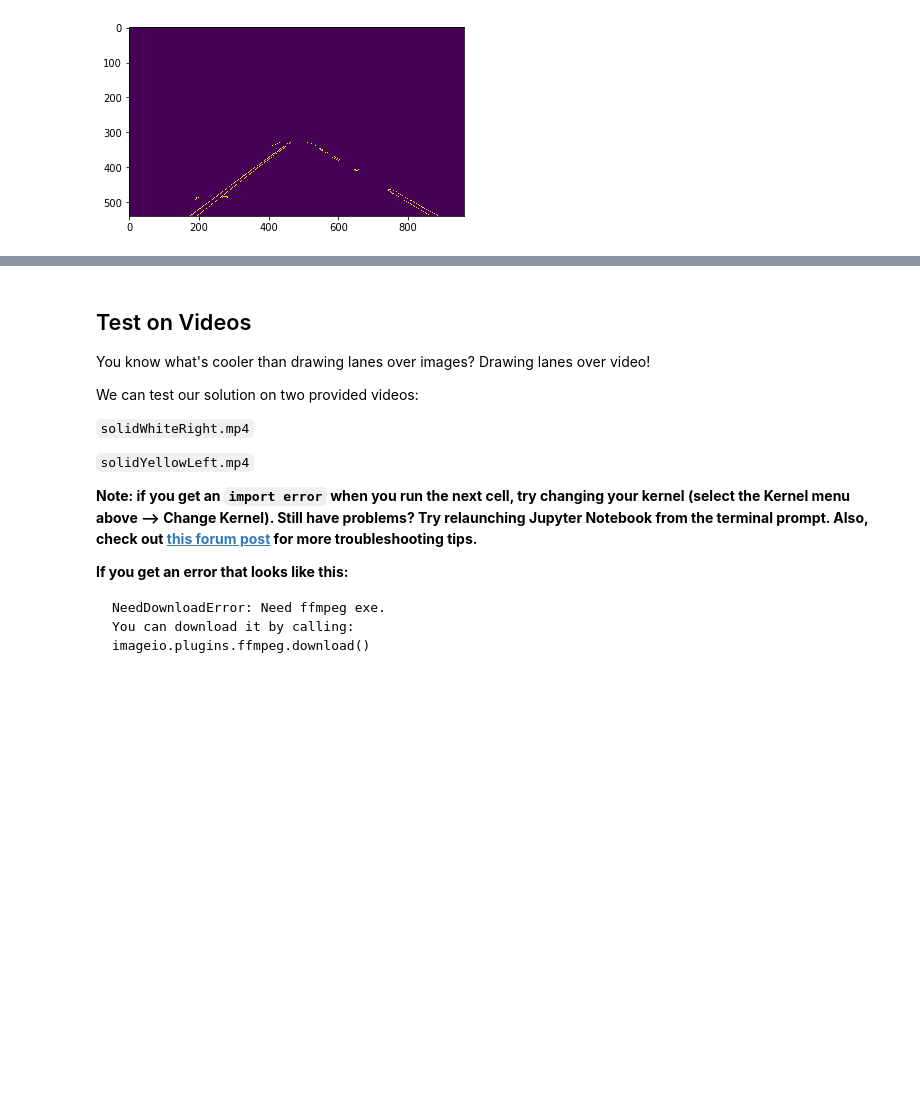
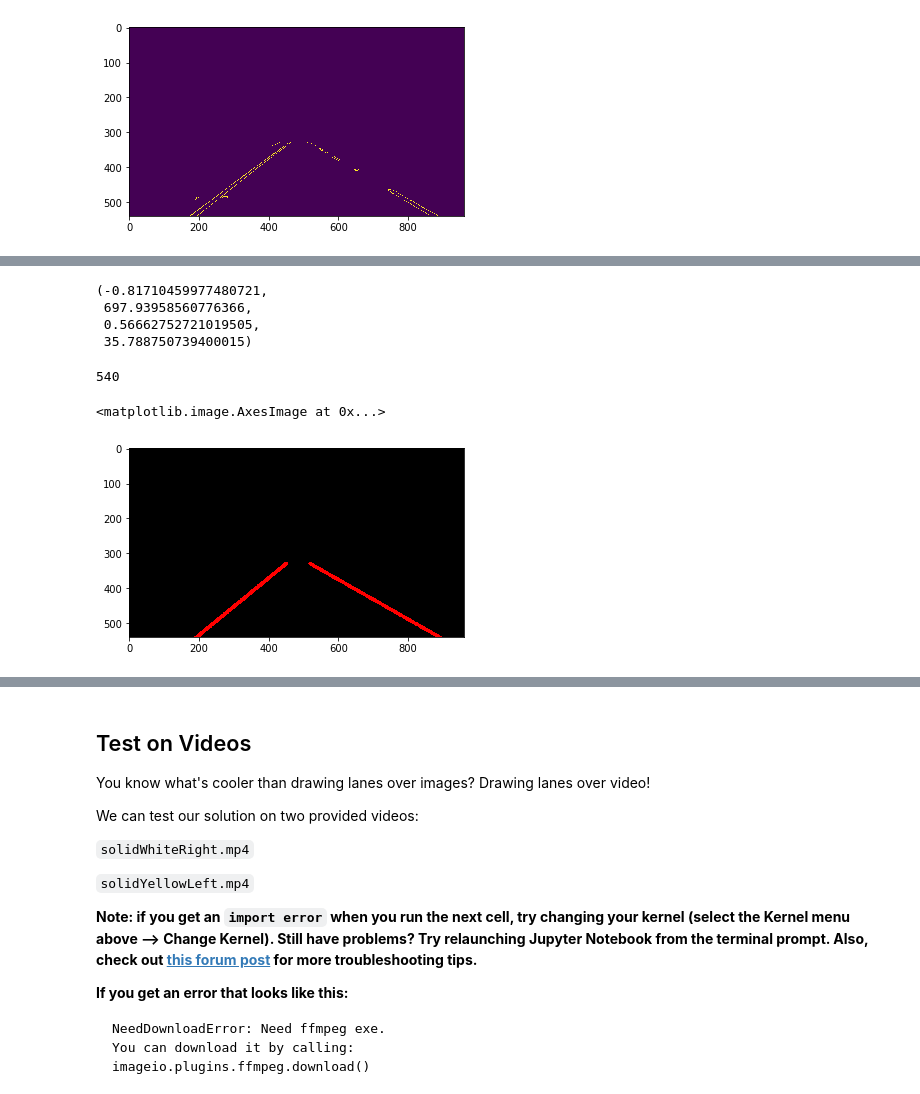
Before and after one commit to jaeoh2/self-driving-car-nd, a Jupyter notebook: CarND-LaneLines-P1/P1.ipynb, the cells around one changed output, grey strips where cells are left out. Drawn from its saved outputs; the diff is of its cells as text; code cells hidden in the pictures; blank space fills up the shorter version.

```diff
--- a/CarND-LaneLines-P1/P1.ipynb
+++ b/CarND-LaneLines-P1/P1.ipynb
@@ -242,0 +275,3 @@ plt.subplot(1,2,2),plt.imshow(draw_images[5])
+# %%
+lines = cv2.HoughLinesP(roi_images[0], rho=1,theta=np.pi/180, threshold=40, minLineLength=40, maxLineGap=40)
+lines
@@ -242,0 +292,31 @@ plt.subplot(1,2,2),plt.imshow(draw_images[5])
+# %%
+m_list = []
+m_left = []
+m_right = []
+b_left = []
+b_right = []
+for line in lines:
+    for x1,y1,x2,y2 in line:
+        m = ((y2-y1)/(x2-x1))
+        b = y1 - m*x1
+        m_list.append([m,b])
+
+for m,b in m_list:
+    if m<0:
+        m_left.append(m)
+        b_left.append(b)
+    else:
+        m_right.append(m)
+        b_right.append(b)
+
+ml = np.mean(m_left)
+mr = np.mean(m_right)
+bl = np.mean(b_left)
+br = np.mean(b_right)
+# %%
+ml,bl,mr,br
+# %% [output]
+(-0.81710459977480721,
+ 697.93958560776366,
+ 0.56662752721019505,
+ 35.788750739400015)
@@ -243,3 +326,21 @@ plt.subplot(1,2,2),plt.imshow(draw_images[5])
+# %%
+def x_result(m,y,b):
+    return int((y-b)/m)
+# %%
+roi_images[0].shape[0]
+# %% [output]
+540
+# %%
+img = np.zeros((roi_images[0].shape[0], roi_images[0].shape[1], 3), dtype=np.uint8)
+cv2.line(img, (x_result(ml,roi_images[0].shape[1],bl), roi_images[0].shape[1]),
+         (x_result(ml,330,bl),330), [255,0,0], 10)
+cv2.line(img, (x_result(mr,roi_images[0].shape[1],br), roi_images[0].shape[1]),
+         (x_result(mr,330,br),330), [255,0,0], 10)
+
+plt.imshow(img)
+# %% [output]
+<matplotlib.image.AxesImage at 0x...>
+[figure, added]
 # %%
 ## Overlay images
 result = []
```
Also changed, not shown: parts of 10 cells of this notebook.
